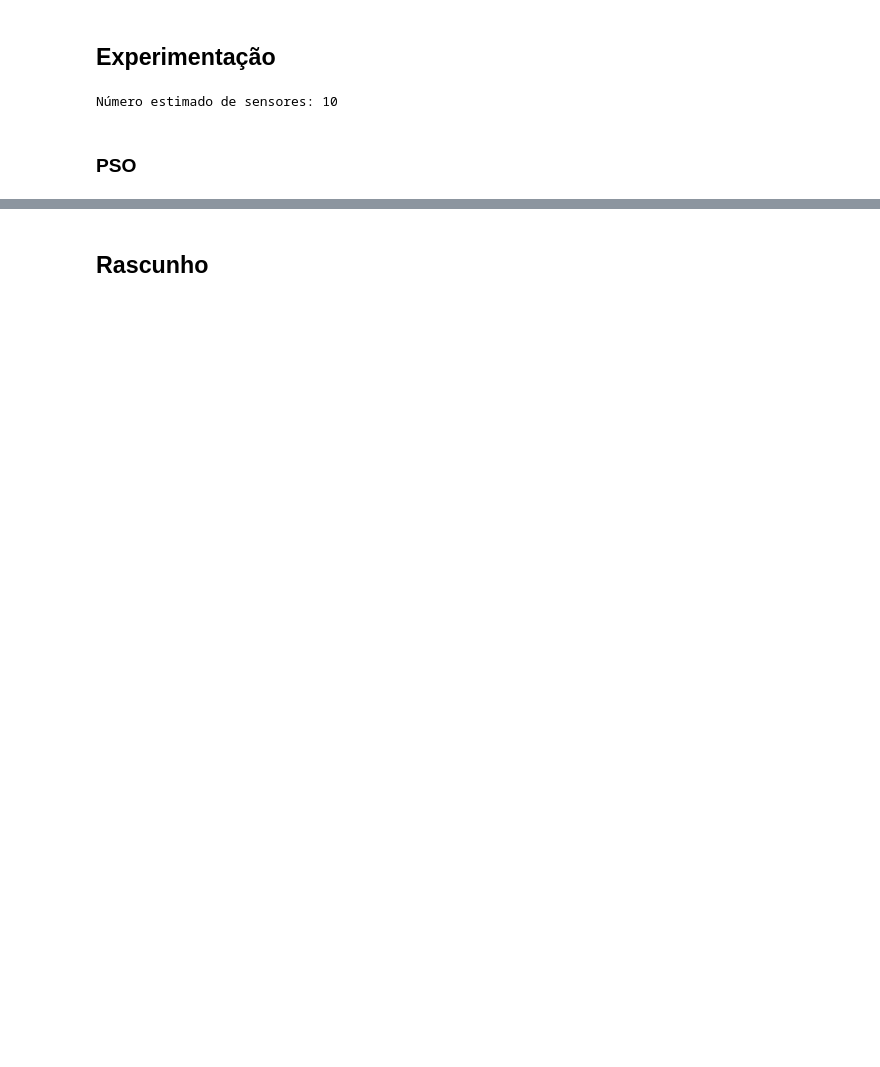
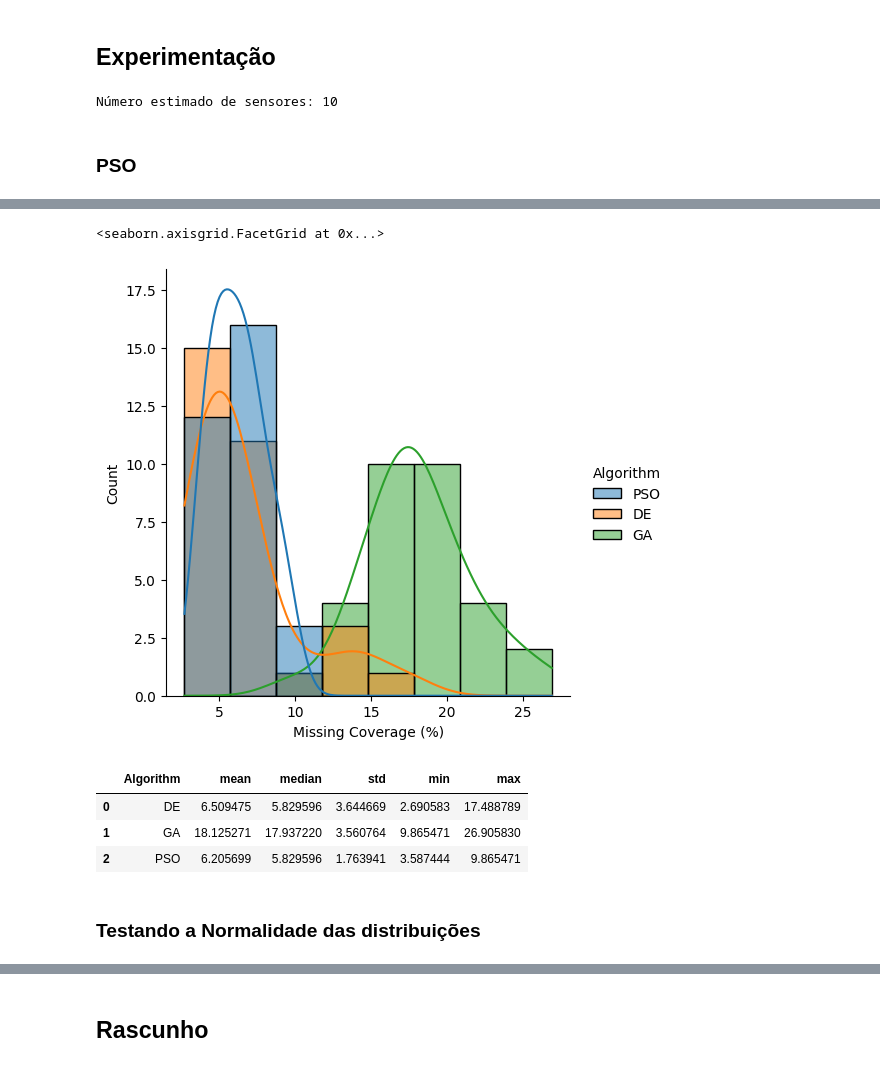
Before and after one commit to VictorPLima/optimal_sensor_placement_via_metaheuristics, a Jupyter notebook: Posicionamento_Ótimo_de_Sensores.ipynb, the cells around one changed output, grey strips where cells are left out. Drawn from its saved outputs; the diff is of its cells as text; code cells hidden in the pictures; blank space fills up the shorter version.

```diff
--- a/Posicionamento_Ótimo_de_Sensores.ipynb
+++ b/Posicionamento_Ótimo_de_Sensores.ipynb
@@ -783,0 +948,16 @@ KeyboardInterrupt:
+# %%
+sns.displot(data=df_plot, x="Missing Coverage (%)", hue="Algorithm", kind="hist", kde=True)
+# %% [output]
+<seaborn.axisgrid.FacetGrid at 0x...>
+[figure, added]
+# %%
+# Calculate and display summary statistics
+summary_stats = df_plot.groupby('Algorithm')['Missing Coverage (%)'].agg(['mean', 'median', 'std', 'min', 'max']).reset_index()
+display(summary_stats)
+# %% [output]
+|  | Algorithm | mean | median | std | min | max |
+| 0 | DE | 6.509475 | 5.829596 | 3.644669 | 2.690583 | 17.488789 |
+| 1 | GA | 18.125271 | 17.937220 | 3.560764 | 9.865471 | 26.905830 |
+| 2 | PSO | 6.205699 | 5.829596 | 1.763941 | 3.587444 | 9.865471 |
+# %% [markdown]
+### Testando a Normalidade das distribuições
```
Also changed, not shown: parts of 52 cells of this notebook.
